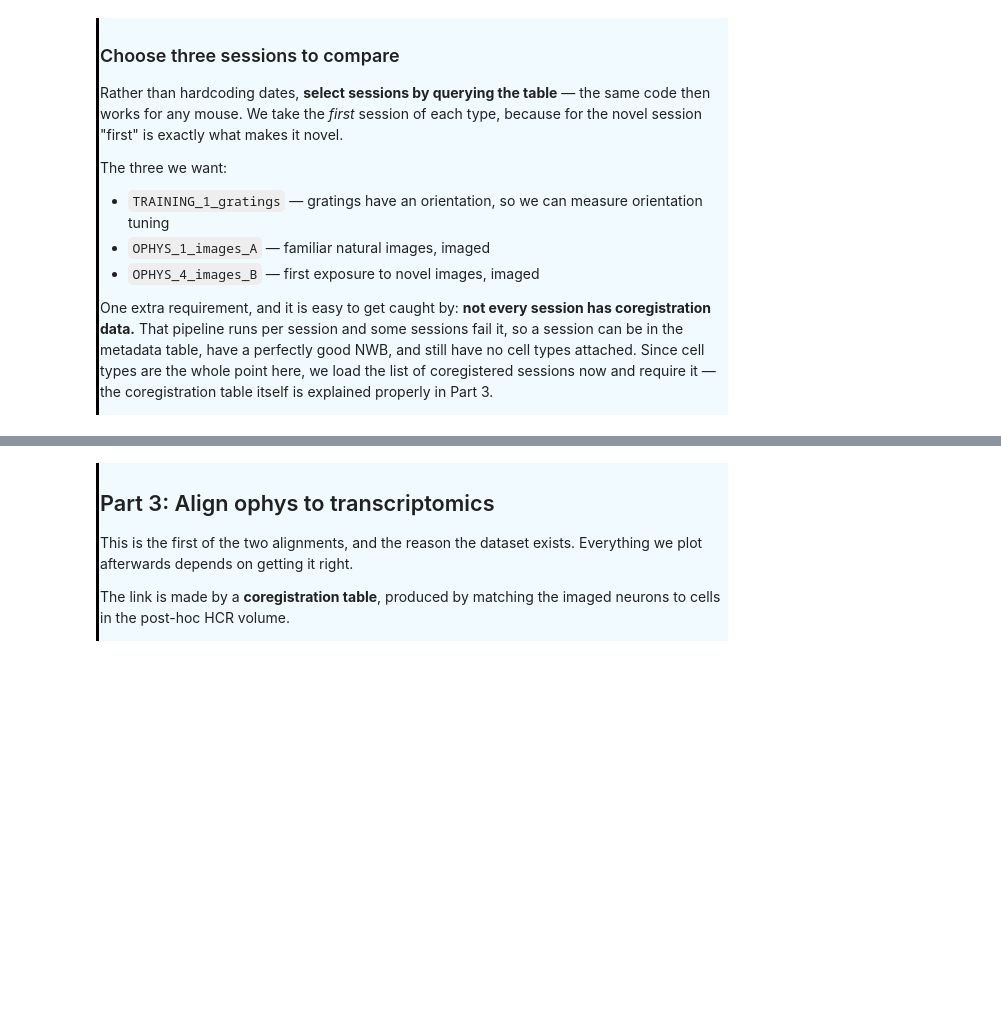
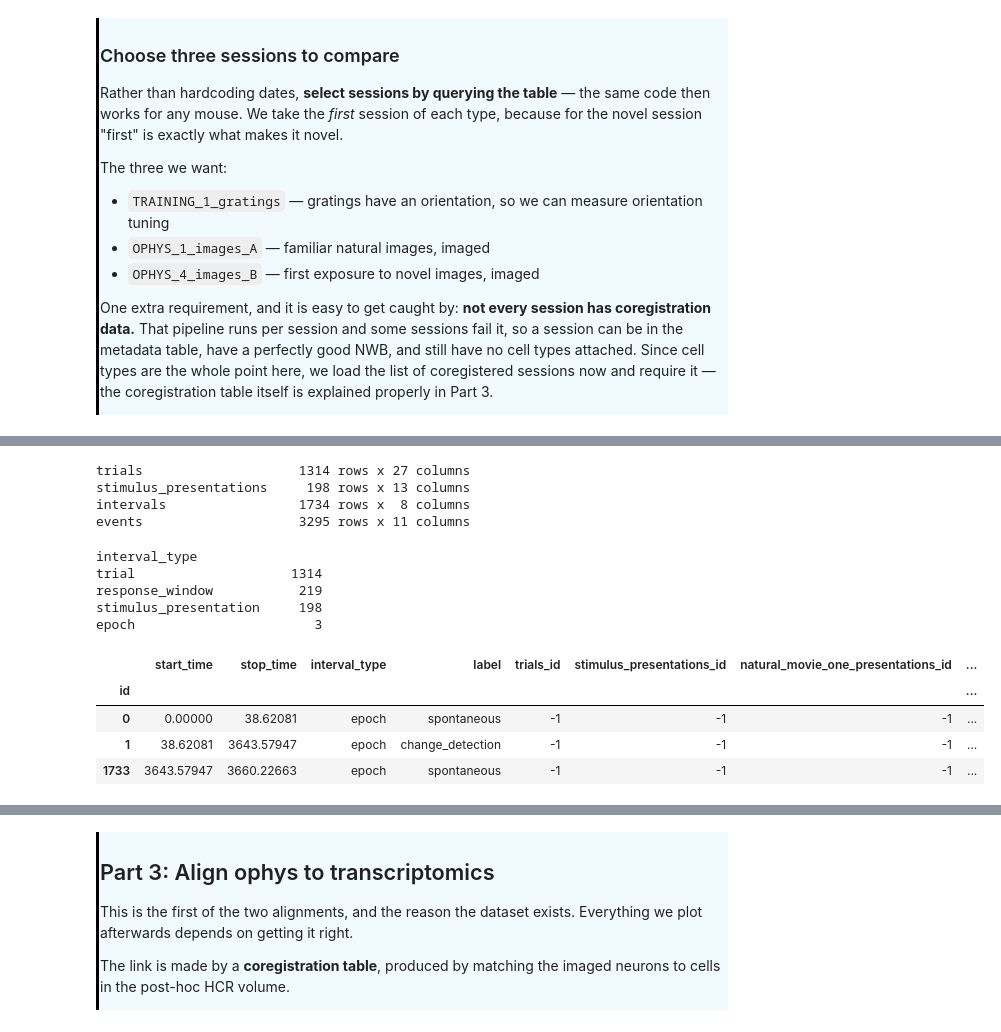
Before and after one commit to AllenSWDB/SWDB_Data_Intro, a Jupyter notebook: code/solutions/Tutorial-VisualLearning-CellTypes-and-Physiology.ipynb, the cells around one changed output, grey strips where cells are left out. Saved outputs shown, nothing was run; the diff lists cells and outputs as text; code cells hidden in the pictures; blank space fills up the shorter version.

```diff
--- a/code/solutions/Tutorial-VisualLearning-CellTypes-and-Physiology.ipynb
+++ b/code/solutions/Tutorial-VisualLearning-CellTypes-and-Physiology.ipynb
@@ -550,8 +948,35 @@ which is what makes alignment possible at all.
 # %%
 gratings_trials = gratings_nwb.intervals['trials'].to_dataframe()
 gratings_stimulus = gratings_nwb.intervals['stimulus_presentations'].to_dataframe()
+gratings_all_intervals = gratings_nwb.intervals['intervals'].to_dataframe()
+gratings_events = gratings_nwb.events['events'].to_dataframe()
 
-print('trials              :', gratings_trials.shape)
-print('stimulus_presentations:', gratings_stimulus.shape)
-print()
-print('trials columns:', gratings_trials.columns.tolist())
+for name, table in [('trials', gratings_trials),
+                    ('stimulus_presentations', gratings_stimulus),
+                    ('intervals', gratings_all_intervals),
+                    ('events', gratings_events)]:
+    print(f'{name:24s} {table.shape[0]:>5} rows x {table.shape[1]:>2} columns')
+# %% [output]
+trials                    1314 rows x 27 columns
+stimulus_presentations     198 rows x 13 columns
+intervals                 1734 rows x  8 columns
+events                    3295 rows x 11 columns
+# %%
+# The flat intervals table is the fastest way to see a session's structure:
+# every interval, tagged by what kind it is.
+print(gratings_all_intervals['interval_type'].value_counts().to_string())
+print()
+
+# The epoch rows are the session's coarse blocks -- only in this table.
+gratings_all_intervals[gratings_all_intervals['interval_type'] == 'epoch']
+# %% [output]
+interval_type
+trial                    1314
+response_window           219
+stimulus_presentation     198
+epoch                       3
+|  | start_time | stop_time | interval_type | label | trials_id | stimulus_presentations_id | natural_movie_one_presentations_id | ... |
+| id |  |  |  |  |  |  |  | ... |
+| 0 | 0.00000 | 38.62081 | epoch | spontaneous | -1 | -1 | -1 | ... |
+| 1 | 38.62081 | 3643.57947 | epoch | change_detection | -1 | -1 | -1 | ... |
+| 1733 | 3643.57947 | 3660.22663 | epoch | spontaneous | -1 | -1 | -1 | ... |
```
Also changed, not shown: parts of 238 cells of this notebook, 2 other files.
